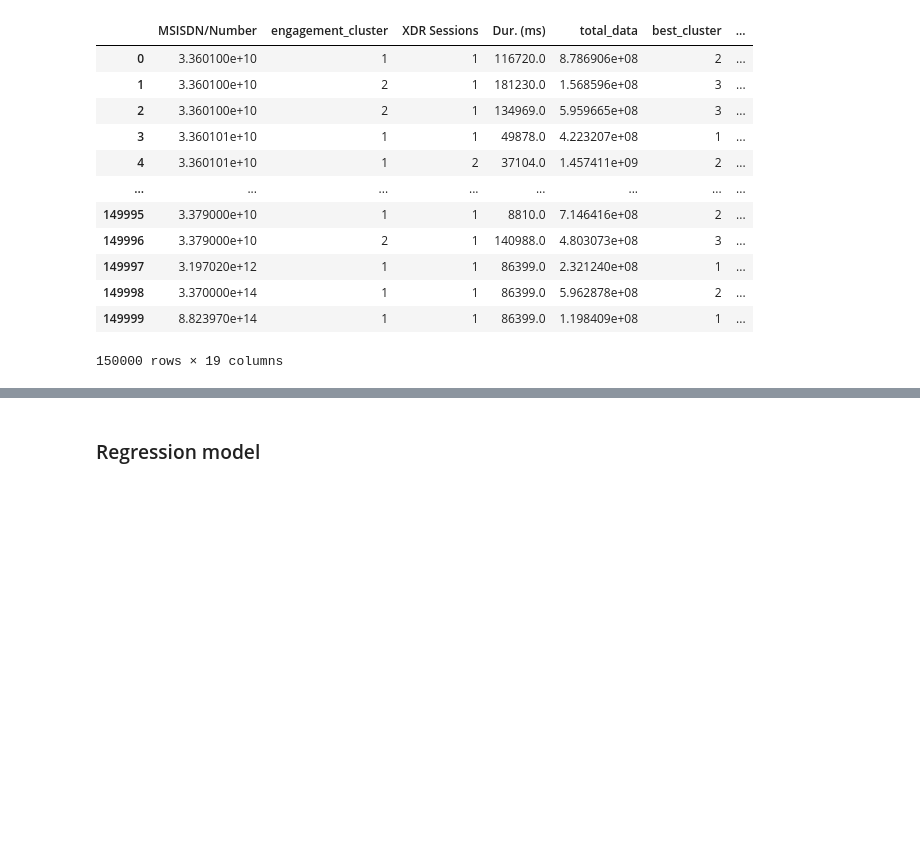
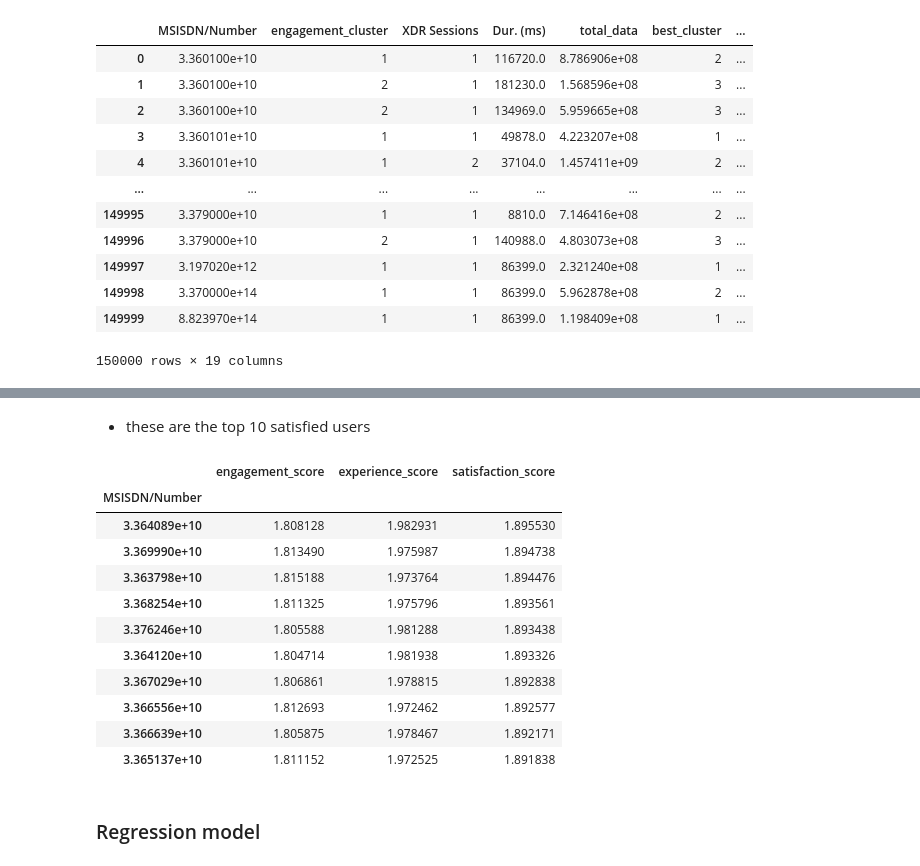
Before and after one commit to Fisseha-Estifanos/Telecom, a Jupyter notebook: notebooks/user_satisfaction_analysis.ipynb, the cells around one changed output, grey strips where cells are left out. Saved outputs shown, nothing was run; the diff lists cells and outputs as text; code cells hidden in the pictures; blank space fills up the shorter version.

```diff
--- a/notebooks/user_satisfaction_analysis.ipynb
+++ b/notebooks/user_satisfaction_analysis.ipynb
@@ -246,3 +265,21 @@ user_satisfaction_df
+# %% [markdown]
+* these are the top 10 satisfied users
+# %%
+top10_satisfied = user_satisfaction_df_.sort_values('satisfaction_score', ascending=False).head(10)
+top10_satisfied
+# %% [output]
+|  | engagement_score | experience_score | satisfaction_score |
+| MSISDN/Number |  |  |  |
+| 3.364089e+10 | 1.808128 | 1.982931 | 1.895530 |
+| 3.369990e+10 | 1.813490 | 1.975987 | 1.894738 |
+| 3.363798e+10 | 1.815188 | 1.973764 | 1.894476 |
+| 3.368254e+10 | 1.811325 | 1.975796 | 1.893561 |
+| 3.376246e+10 | 1.805588 | 1.981288 | 1.893438 |
+| 3.364120e+10 | 1.804714 | 1.981938 | 1.893326 |
+| 3.367029e+10 | 1.806861 | 1.978815 | 1.892838 |
+| 3.366556e+10 | 1.812693 | 1.972462 | 1.892577 |
+| 3.366639e+10 | 1.805875 | 1.978467 | 1.892171 |
+| 3.365137e+10 | 1.811152 | 1.972525 | 1.891838 |
 # %% [markdown]
 ### Regression model
 # %% [markdown]
```
Also changed, not shown: parts of 1 cell of this notebook.
